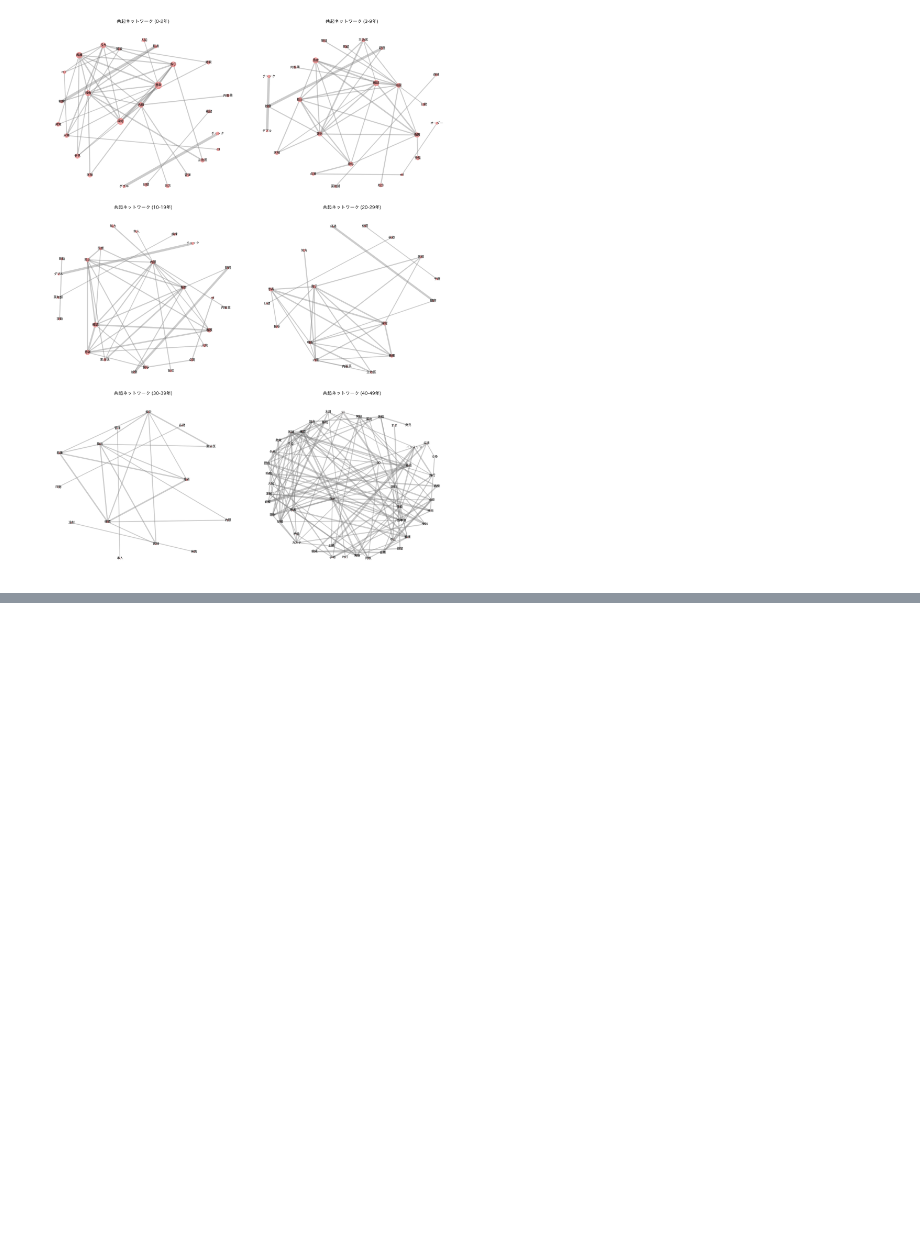
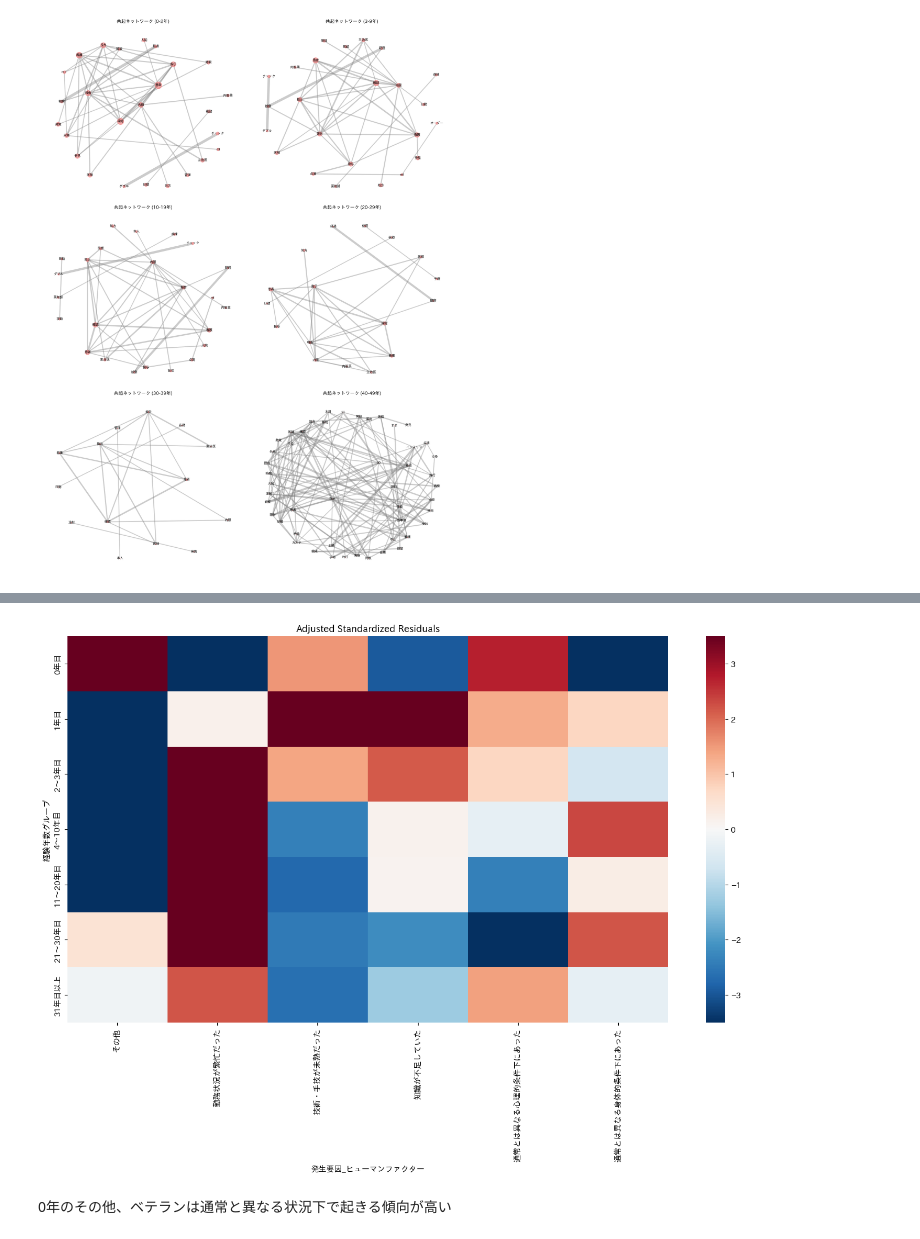
Before and after one commit to maizoh/Project_Shinshu, a Jupyter notebook: Project_Shinshu_2.ipynb, the cells around one changed output, grey strips where cells are left out. Saved outputs shown, nothing was run; the diff lists cells and outputs as text; code cells hidden in the pictures; blank space fills up the shorter version.

```diff
--- a/Project_Shinshu_2.ipynb
+++ b/Project_Shinshu_2.ipynb
@@ -321,3 +325,21 @@ else:
     plt.show()
 # %% [output]
 [figure]
+# %%
+df_kai=df_merged.loc[:,["当事者職種経験（年数）_1","発生要因_ヒューマンファクター"]]
+
+df_kai['当事者職種経験（年数）_1']=df_kai['当事者職種経験（年数）_1'].astype(str).str.replace("00","0").str.replace("年","").astype(int)
+df_kai['発生要因_ヒューマンファクター']=df_kai['発生要因_ヒューマンファクター'].str.split(r'\s+')
+
+df_kai=df_kai.explode('発生要因_ヒューマンファクター')
+
+bins = [-1, 0, 1, 3, 10, 20, 30,  np.inf]
+labels = ["0年目", "1年目", "2〜3年目", "4〜10年目", "11～20年目","21～30年目","31年目以上"]
+df_kai["経験年数グループ"] = pd.cut(df_kai['当事者職種経験（年数）_1'], bins=bins, labels=labels)
+
+cross_table=pd.crosstab(df_kai["経験年数グループ"],df_kai['発生要因_ヒューマンファクター'])
+
+data_ndarray=cross_table.values
+
+chi2, p, dof, expected = stats.chi2_contingency(data_ndarray)
+print(f"p値: {p:.4f}")
@@ -323,0 +395,24 @@ else:
+# %%
+import matplotlib.pyplot as plt
+import seaborn as sns
+
+plt.figure(figsize=(14, 10))
+
+# 0を中心に、プラス（赤）とマイナス（青）が綺麗に分かれるカラーマップ「RdBu_r」を使用
+# vmin, vmaxを±3.3くらいに設定すると、目立つ場所だけが濃くなるよ
+sns.heatmap(
+    df_residuals,
+    annot=False,  # 件数が多いならFalse、見たいならTrue
+    cmap="RdBu_r",
+    center=0,
+    vmin=-3.5,
+    vmax=3.5,
+)
+
+plt.title("Adjusted Standardized Residuals")
+plt.tight_layout()
+plt.show()
+# %% [output]
+[figure, added]
+# %% [markdown]
+0年のその他、ベテランは通常と異なる状況下で起きる傾向が高い
```
Also changed, not shown: parts of 4 cells of this notebook.
